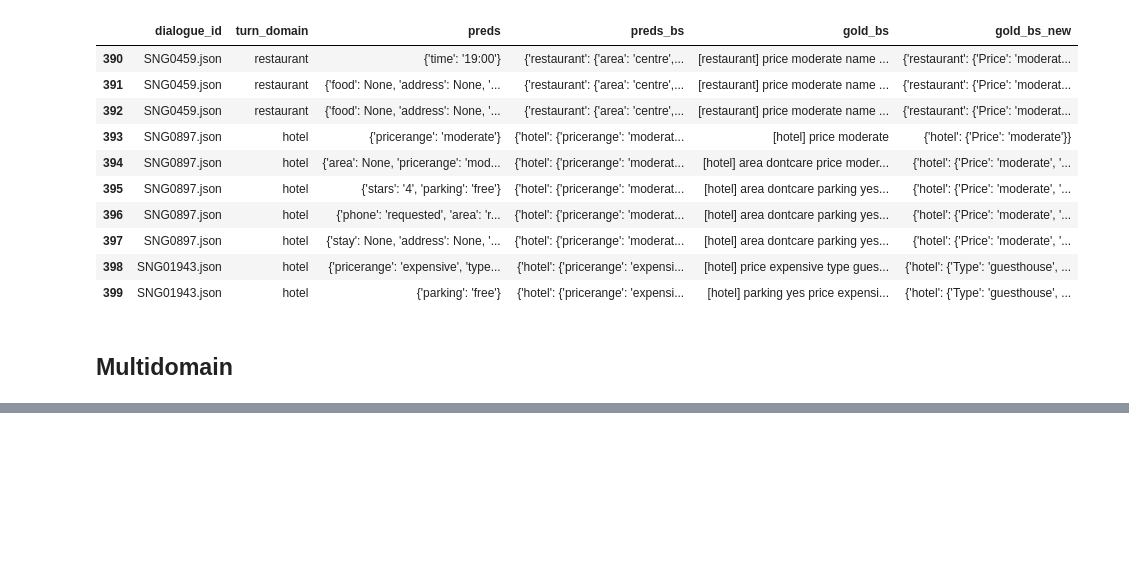
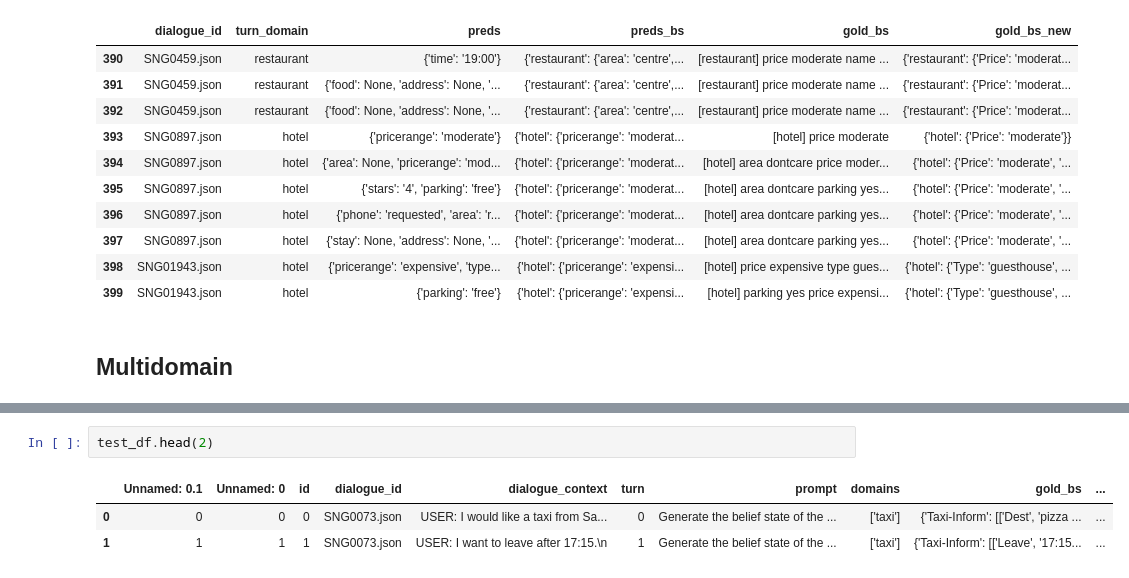
Before and after one commit to WillyHC22/InstructTODS, a Jupyter notebook: mwoz21_dst_accumulated.ipynb, the cells around one changed output, grey strips where cells are left out. Saved outputs shown, nothing was run; the diff lists cells and outputs as text; blank space fills up the shorter version.

```diff
--- a/mwoz21_dst_accumulated.ipynb
+++ b/mwoz21_dst_accumulated.ipynb
@@ -705,0 +1059,6 @@ gold belief state:  [hotel] price moderate type guesthouse
+# %%
+test_df.head(2)
+# %% [output]
+|  | Unnamed: 0.1 | Unnamed: 0 | id | dialogue_id | dialogue_context | turn | prompt | domains | gold_bs | ... |
+| 0 | 0 | 0 | 0 | SNG0073.json | USER: I would like a taxi from Sa... | 0 | Generate the belief state of the ... | ['taxi'] | {'Taxi-Inform': [['Dest', 'pizza ... | ... |
+| 1 | 1 | 1 | 1 | SNG0073.json | USER: I want to leave after 17:15.\n | 1 | Generate the belief state of the ... | ['taxi'] | {'Taxi-Inform': [['Leave', '17:15... | ... |
```
Also changed, not shown: parts of 20 cells of this notebook, 2 other files.
